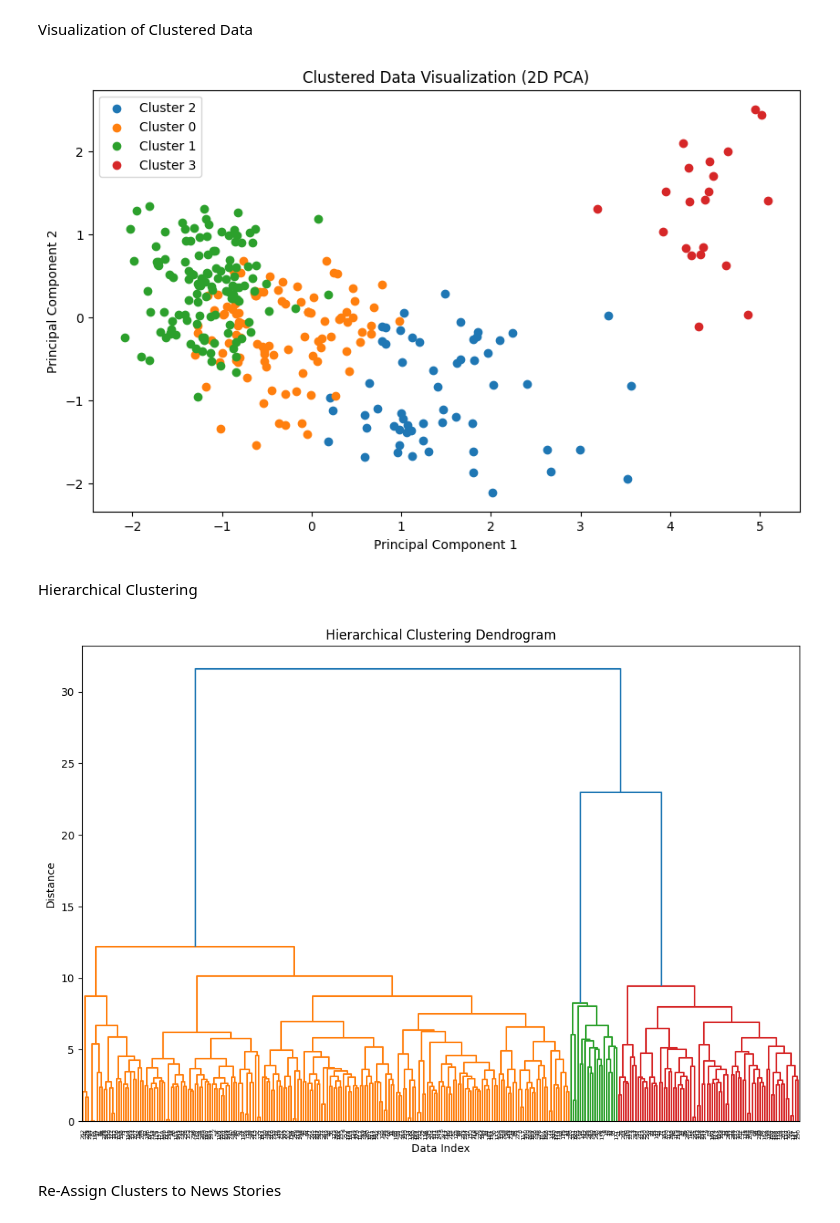
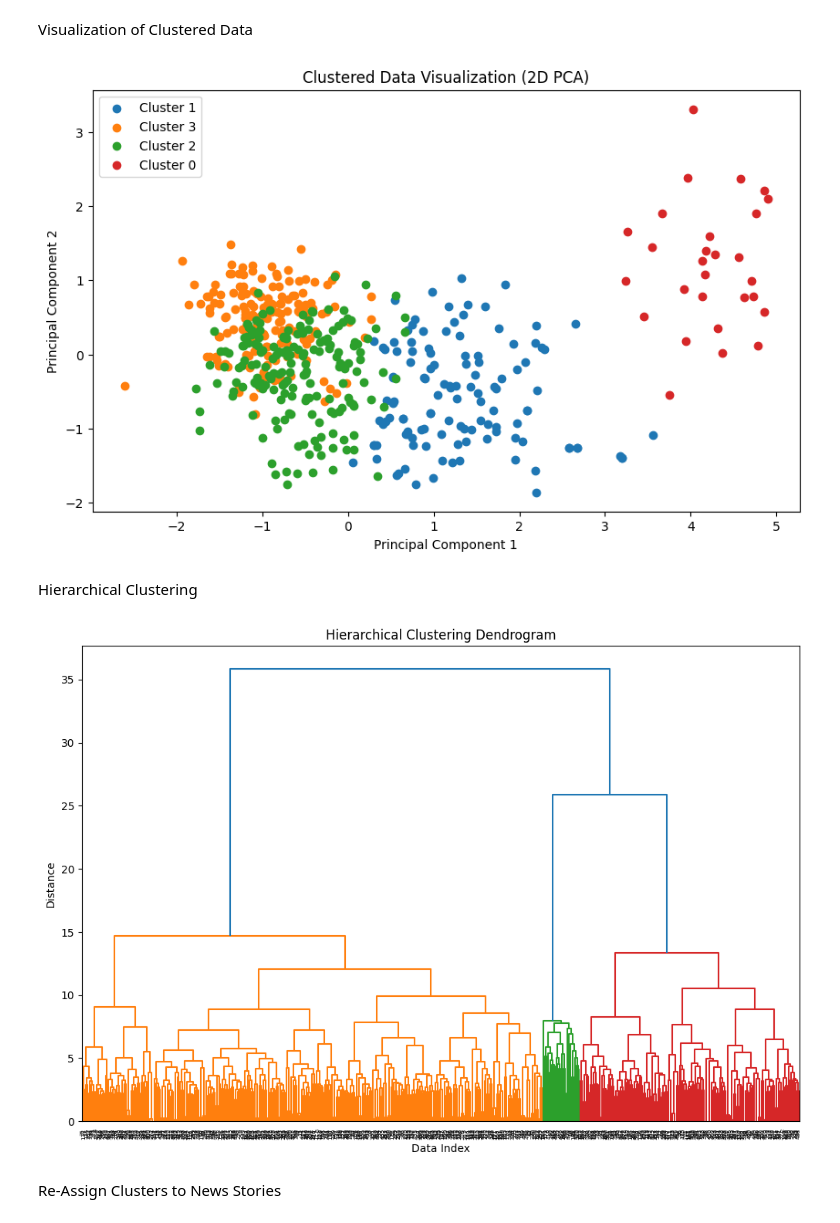
Before and after one commit to QuangAPL/PhD_Dissertation, a Jupyter notebook: S10_Clustering.ipynb, the cells around one changed output. Saved outputs shown, nothing was run; the diff lists cells and outputs as text; code cells hidden in the pictures.

```diff
--- a/S10_Clustering.ipynb
+++ b/S10_Clustering.ipynb
@@ -412,7 +412,7 @@ import matplotlib.pyplot as plt
 from sklearn.decomposition import PCA
 
 # Load clustered data from CSV file
-clustered_data = pd.read_csv("clustered_BERT_300.csv")
+clustered_data = pd.read_csv("clustered_BERT_500.csv")
 
 # Extract embedded features
 embedded_features = clustered_data.drop(columns=['Cluster'])
@@ -436,7 +436,7 @@ plt.ylabel('Principal Component 2')
 plt.legend()
 plt.show()
 # %% [output]
-[figure, old version]
+[figure, new version]
 # %% [markdown]
 Hierarchical Clustering
 # %%
@@ -446,35 +446,35 @@ from sklearn.cluster import AgglomerativeClustering
 from scipy.cluster.hierarchy import dendrogram, linkage
 
 # Load embedded data from CSV file
-embedded_data = pd.read_csv("vectorized_BERT_300.csv")
+embedded_data = pd.read_csv("vectorized_BERT_500.csv")
 
 # Perform hierarchical clustering
 # You may need to adjust the parameters (e.g., linkage method, distance metric) based on your data
 linkage_matrix = linkage(embedded_data, method='ward', metric='euclidean')
 
 # Plot dendrogram to visualize the hierarchical clustering
 plt.figure(figsize=(12, 8))
 dendrogram(linkage_matrix)
 plt.title('Hierarchical Clustering Dendrogram')
 plt.xlabel('Data Index')
 plt.ylabel('Distance')
 plt.show()
 
 # Based on the dendrogram, determine the optimal number of clusters
 # You can use visual inspection or a cut-off threshold to select the number of clusters
 
 # Perform Agglomerative Hierarchical Clustering with the optimal number of clusters
 optimal_num_clusters = 4  # Adjust based on dendrogram visualization or other criteria
 hierarchical_clustering = AgglomerativeClustering(n_clusters=optimal_num_clusters, linkage='ward')
 cluster_labels = hierarchical_clustering.fit_predict(embedded_data)
 
 # Add cluster labels to the embedded data
 embedded_data_with_labels = embedded_data.copy()
 embedded_data_with_labels['Cluster'] = cluster_labels
 
 # Save the clustered data to a new CSV file
-embedded_data_with_labels.to_csv("hierarchical_clustered_BERT_300.csv", index=False)
+embedded_data_with_labels.to_csv("hierarchical_clustered_BERT_500.csv", index=False)
 # %% [output]
-[figure, old version]
+[figure, new version]
 # %% [markdown]
 Re-Assign Clusters to News Stories
```
Also changed, not shown: parts of 13 cells of this notebook, 9 other files.
